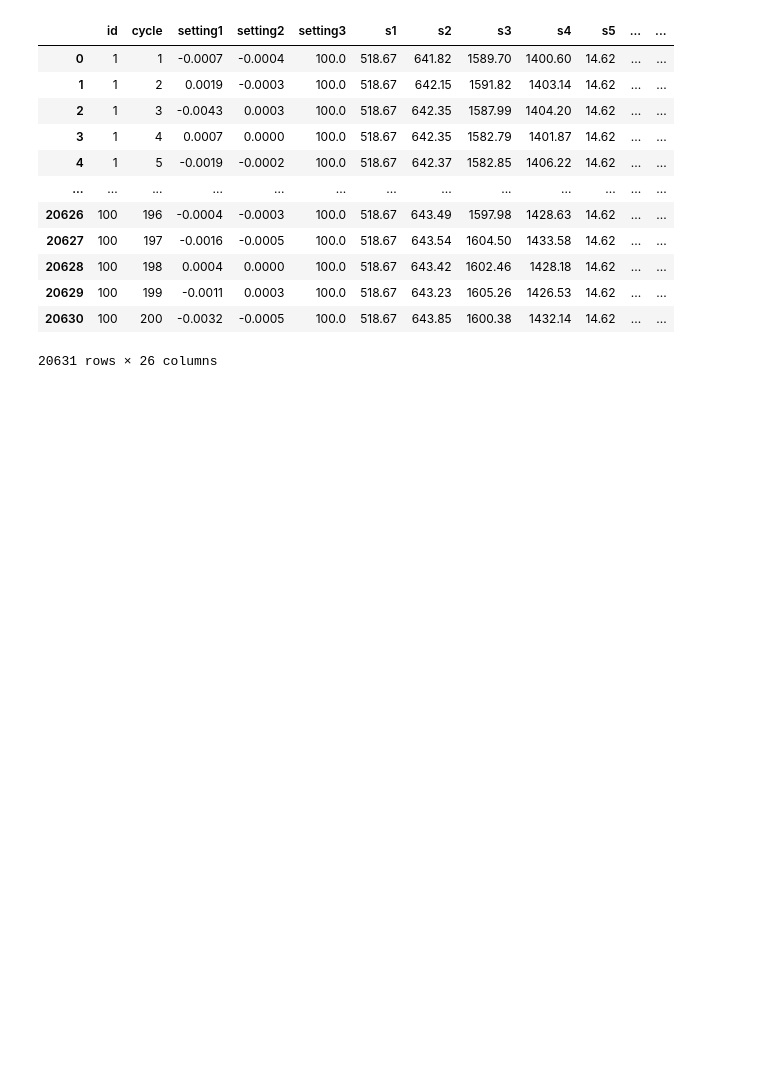
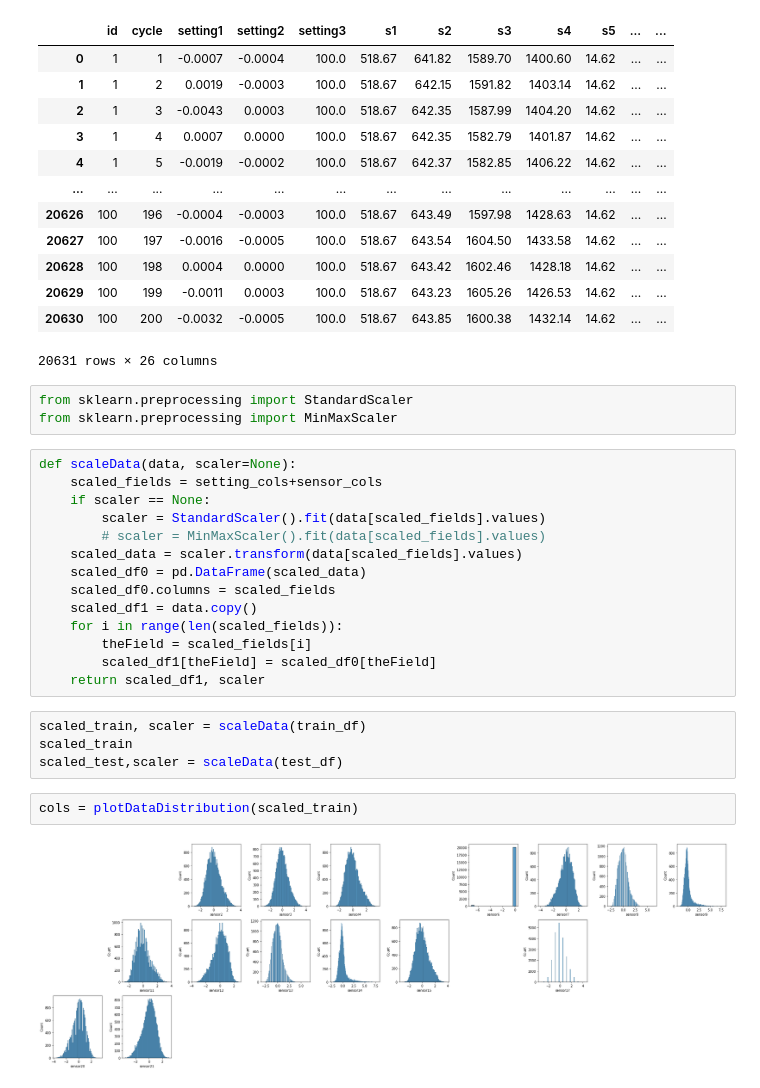
Before and after one commit to ChiXiaohang/CMAPSS_Preprocessing, a Jupyter notebook: data_view.ipynb, the cells around one changed output. Drawn from its saved outputs; the diff is of its cells as text; blank space fills up the shorter version.

```diff
--- a/data_view.ipynb
+++ b/data_view.ipynb
@@ -112,3 +121,28 @@ train_df
 | 20629 | 100 | 199 | -0.0011 | 0.0003 | 100.0 | 518.67 | 643.23 | 1605.26 | 1426.53 | 14.62 | ... | ... |
 | 20630 | 100 | 200 | -0.0032 | -0.0005 | 100.0 | 518.67 | 643.85 | 1600.38 | 1432.14 | 14.62 | ... | ... |
 20631 rows × 26 columns
+# %%
+from sklearn.preprocessing import StandardScaler
+from sklearn.preprocessing import MinMaxScaler
+# %%
+def scaleData(data, scaler=None):
+    scaled_fields = setting_cols+sensor_cols
+    if scaler == None:
+        scaler = StandardScaler().fit(data[scaled_fields].values)
+        # scaler = MinMaxScaler().fit(data[scaled_fields].values)
+    scaled_data = scaler.transform(data[scaled_fields].values)
+    scaled_df0 = pd.DataFrame(scaled_data)
+    scaled_df0.columns = scaled_fields
+    scaled_df1 = data.copy()
+    for i in range(len(scaled_fields)):
+        theField = scaled_fields[i]
+        scaled_df1[theField] = scaled_df0[theField]
+    return scaled_df1, scaler
+# %%
+scaled_train, scaler = scaleData(train_df)
+scaled_train
+scaled_test,scaler = scaleData(test_df)
+# %%
+cols = plotDataDistribution(scaled_train)
+# %% [output]
+[figure, added]
```
Also changed, not shown: parts of 21 cells of this notebook, 3 other files.
